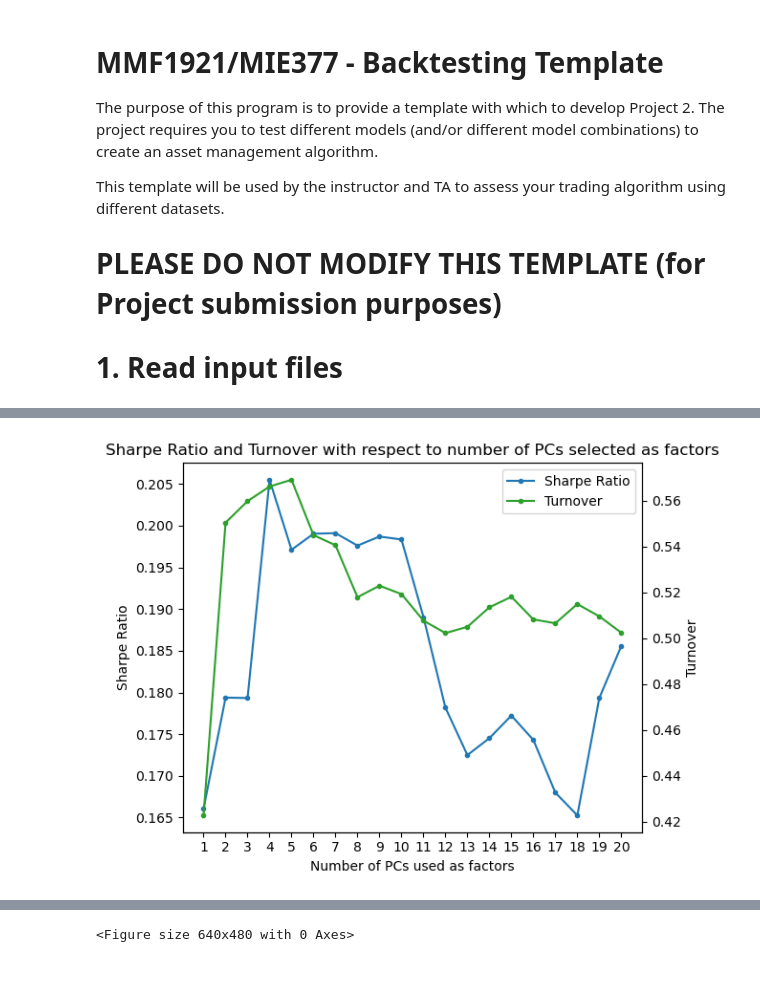
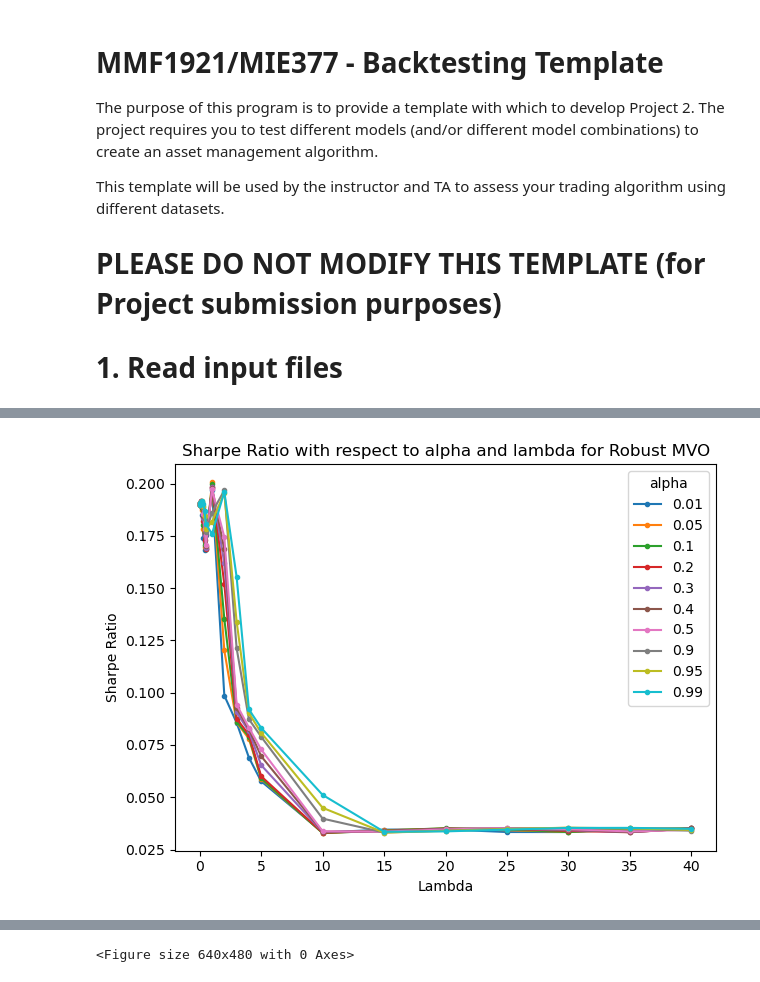
Before and after one commit to stephanieyflu/mie377-project1, a Jupyter notebook: Project 1 MATLAB/MIE377 - Project 1 Files/project_main_robust.ipynb, the cells around one changed output, grey strips where cells are left out. Saved outputs shown, nothing was run; the diff lists cells and outputs as text; code cells hidden in the pictures.

```diff
--- a/Project 1 MATLAB/MIE377 - Project 1 Files/project_main_robust.ipynb
+++ b/Project 1 MATLAB/MIE377 - Project 1 Files/project_main_robust.ipynb
@@ -211,19 +211,15 @@ df
-# %%
-fig, ax1 = plt.subplots()
-ax2 = ax1.twinx()
-
-plt.title('Sharpe Ratio and Turnover with respect to number of PCs selected as factors')
-
-ax1.plot(df['p'].values, df['Sharpe Ratio'].values, label='Sharpe Ratio', marker='.', color='tab:blue')
-ax1.plot([], [], label='Turnover', marker='.', color='tab:green')
-ax2.plot(df['p'].values, df['Turnover'].values, label='Turnover', marker='.', color='tab:green')
-ax1.set_xlabel('Number of PCs used as factors')
-ax1.set_ylabel('Sharpe Ratio')
-ax2.set_ylabel('Turnover')
-
-ax1.legend()
-plt.xticks(range(1, 21))
-plt.tight_layout()
-plt.show()
-# %% [output]
-[figure, removed]
+# %%
+fig, ax1 = plt.subplots()
+plt.title('Sharpe Ratio with respect to alpha and lambda for Robust MVO')
+ax1.set_xlabel('Lambda')
+ax1.set_ylabel('Sharpe Ratio')
+
+for a in sorted(list(set(alphas))):
+    sub_df = df[df['alpha'] == a]
+    ax1.plot(sub_df['lambda'].values, sub_df['Sharpe Ratio'].values, label=str(a), marker='.')
+
+ax1.legend(title='alpha')
+plt.tight_layout()
+plt.show()
+# %% [output]
+[figure, added]
```
Also changed, not shown: parts of 5 cells of this notebook, 1 other file.
